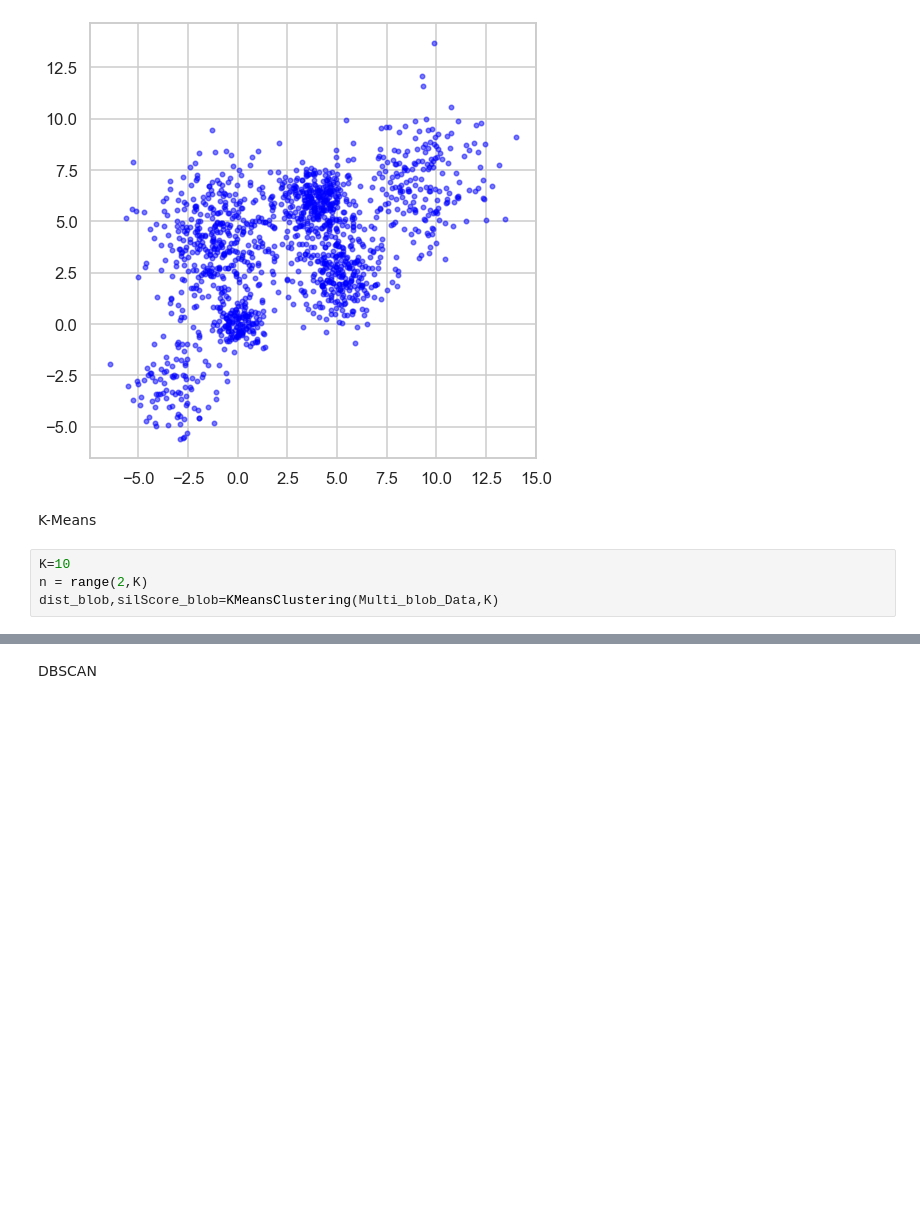
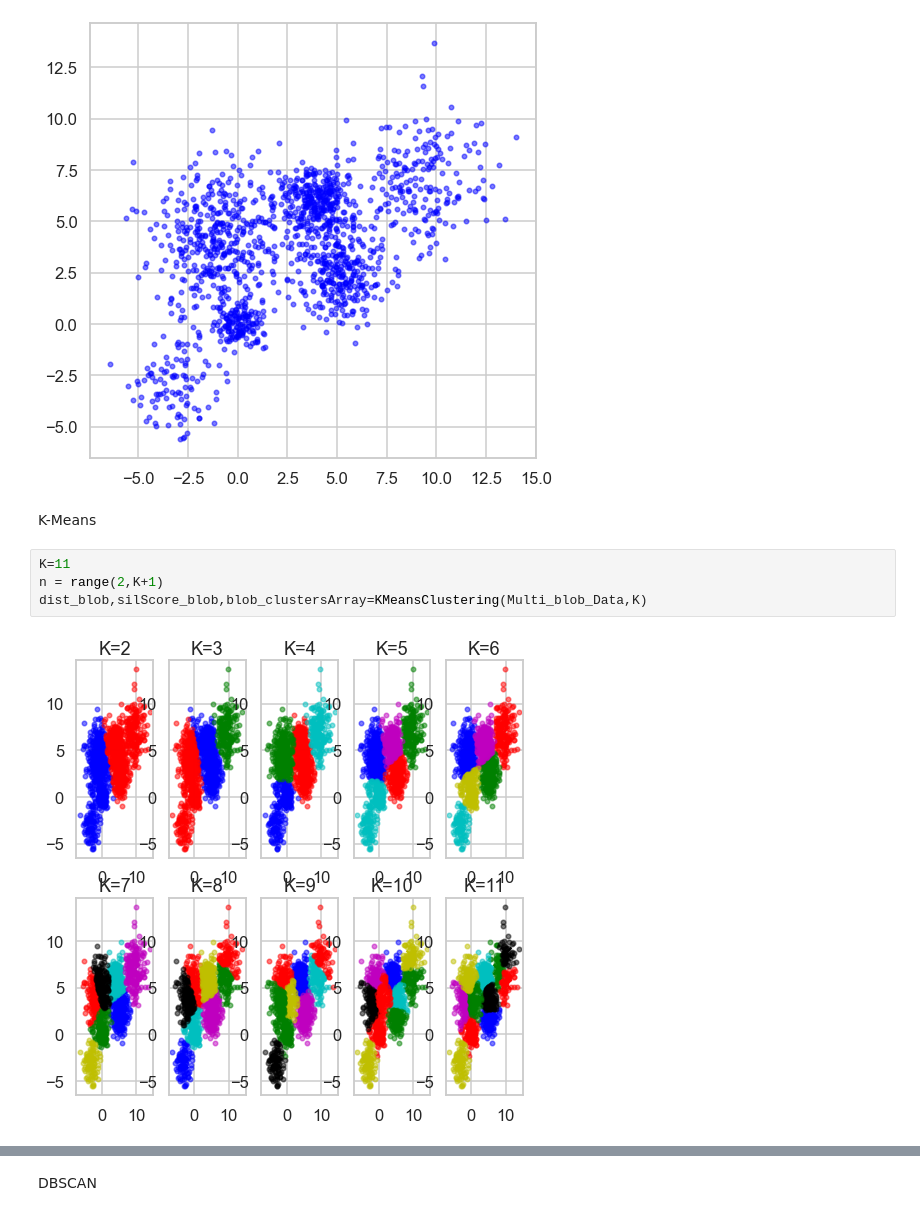
Before and after one commit to rawanamrr/Clustering-Project, a Jupyter notebook: Clustering Project.ipynb, the cells around one changed output, grey strips where cells are left out. Cells and saved outputs as stored; diff of their text form; blank space fills up the shorter version.

```diff
--- a/Clustering Project.ipynb
+++ b/Clustering Project.ipynb
@@ -96,6 +166,8 @@ display_cluster(Multi_blob_Data)
 # %% [markdown]
 K-Means
 # %%
-K=10
-n = range(2,K)
-dist_blob,silScore_blob=KMeansClustering(Multi_blob_Data,K)
+K=11
+n = range(2,K+1)
+dist_blob,silScore_blob,blob_clustersArray=KMeansClustering(Multi_blob_Data,K)
+# %% [output]
+[figure, added]
```
Also changed, not shown: parts of 27 cells of this notebook.
